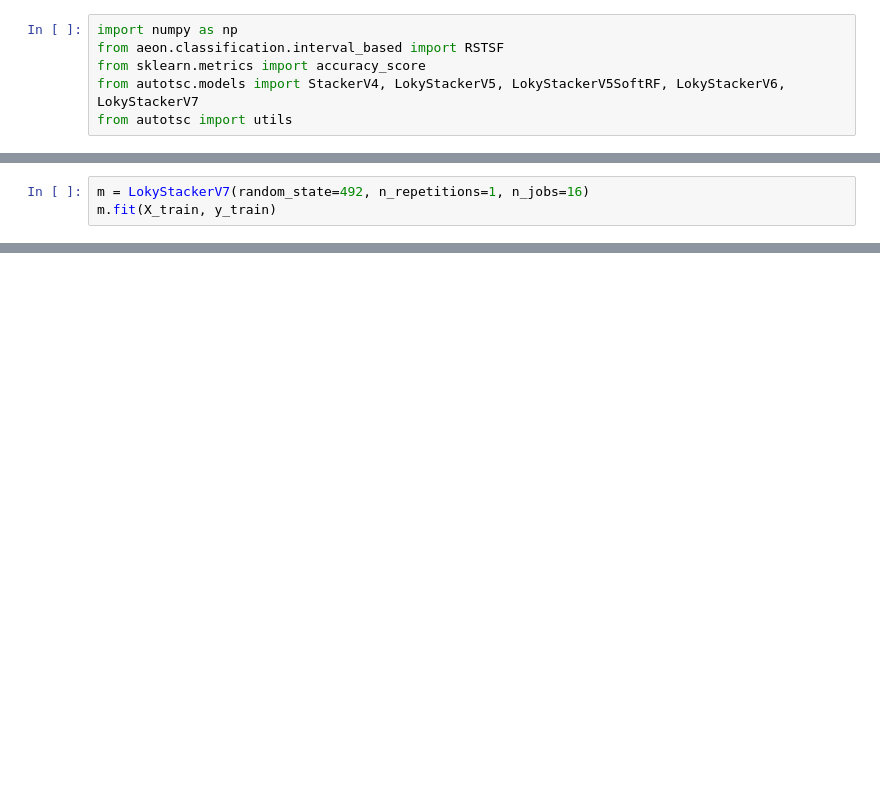
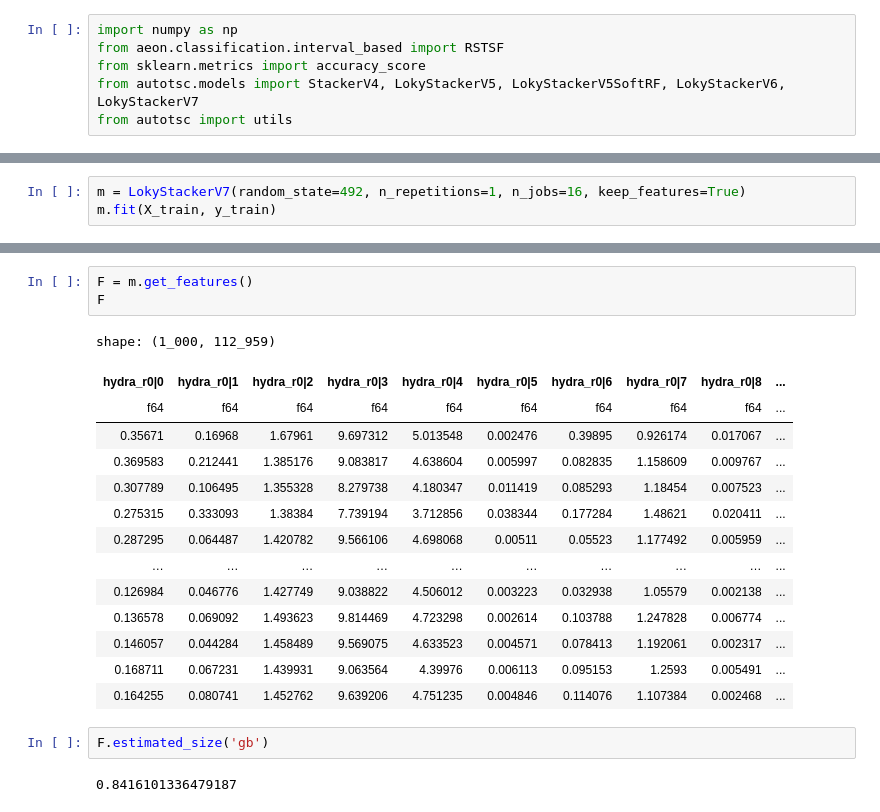
Before and after one commit to gasperpetelin/TSCGlue, a Jupyter notebook: notebooks/052-speedup.ipynb, the cells around one changed output, grey strips where cells are left out. Drawn from its saved outputs; the diff is of its cells as text; blank space fills up the shorter version.

```diff
--- a/notebooks/052-speedup.ipynb
+++ b/notebooks/052-speedup.ipynb
@@ -18,4 +17,4 @@ float64
 # %%
-m = LokyStackerV7(random_state=492, n_repetitions=1, n_jobs=16)
+m = LokyStackerV7(random_state=492, n_repetitions=1, n_jobs=16, keep_features=True)
 m.fit(X_train, y_train)
 # %% [output]
@@ -42,0 +61,22 @@ print(f"Accuracy on {dataset}: {acc}")
+# %%
+F = m.get_features()
+F
+# %% [output]
+shape: (1_000, 112_959)
+| hydra_r0|0 | hydra_r0|1 | hydra_r0|2 | hydra_r0|3 | hydra_r0|4 | hydra_r0|5 | hydra_r0|6 | hydra_r0|7 | hydra_r0|8 | ... |
+| f64 | f64 | f64 | f64 | f64 | f64 | f64 | f64 | f64 | ... |
+| 0.35671 | 0.16968 | 1.67961 | 9.697312 | 5.013548 | 0.002476 | 0.39895 | 0.926174 | 0.017067 | ... |
+| 0.369583 | 0.212441 | 1.385176 | 9.083817 | 4.638604 | 0.005997 | 0.082835 | 1.158609 | 0.009767 | ... |
+| 0.307789 | 0.106495 | 1.355328 | 8.279738 | 4.180347 | 0.011419 | 0.085293 | 1.18454 | 0.007523 | ... |
+| 0.275315 | 0.333093 | 1.38384 | 7.739194 | 3.712856 | 0.038344 | 0.177284 | 1.48621 | 0.020411 | ... |
+| 0.287295 | 0.064487 | 1.420782 | 9.566106 | 4.698068 | 0.00511 | 0.05523 | 1.177492 | 0.005959 | ... |
+| … | … | … | … | … | … | … | … | … | ... |
+| 0.126984 | 0.046776 | 1.427749 | 9.038822 | 4.506012 | 0.003223 | 0.032938 | 1.05579 | 0.002138 | ... |
+| 0.136578 | 0.069092 | 1.493623 | 9.814469 | 4.723298 | 0.002614 | 0.103788 | 1.247828 | 0.006774 | ... |
+| 0.146057 | 0.044284 | 1.458489 | 9.569075 | 4.633523 | 0.004571 | 0.078413 | 1.192061 | 0.002317 | ... |
+| 0.168711 | 0.067231 | 1.439931 | 9.063564 | 4.39976 | 0.006113 | 0.095153 | 1.2593 | 0.005491 | ... |
+| 0.164255 | 0.080741 | 1.452762 | 9.639206 | 4.751235 | 0.004846 | 0.114076 | 1.107384 | 0.002468 | ... |
+# %%
+F.estimated_size('gb')
+# %% [output]
+0.8416101336479187
```
Also changed, not shown: parts of 9 cells of this notebook, 2 other files.
